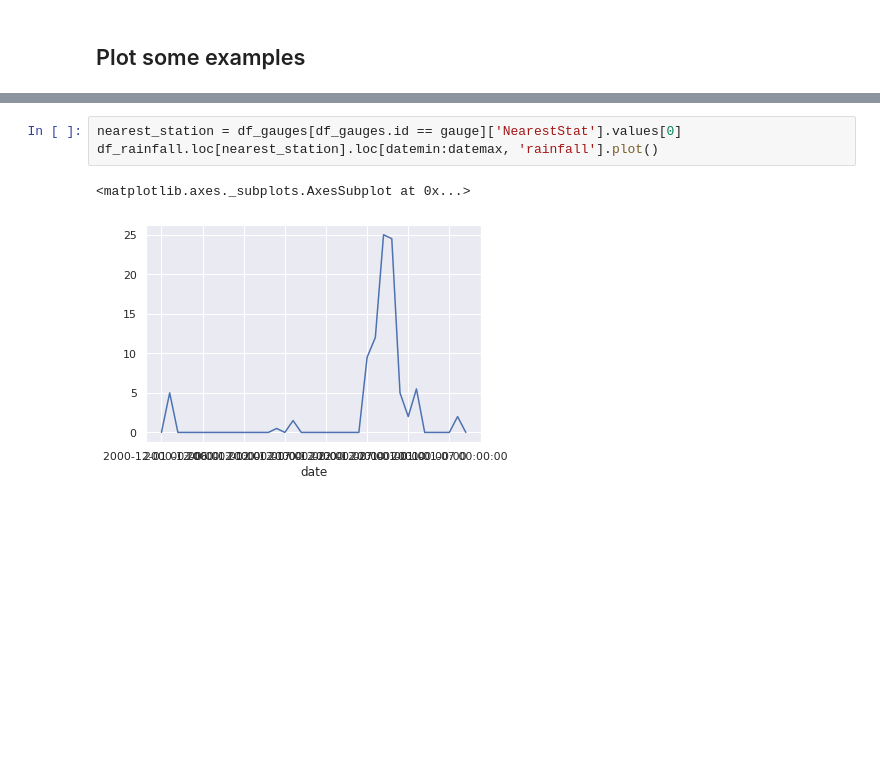
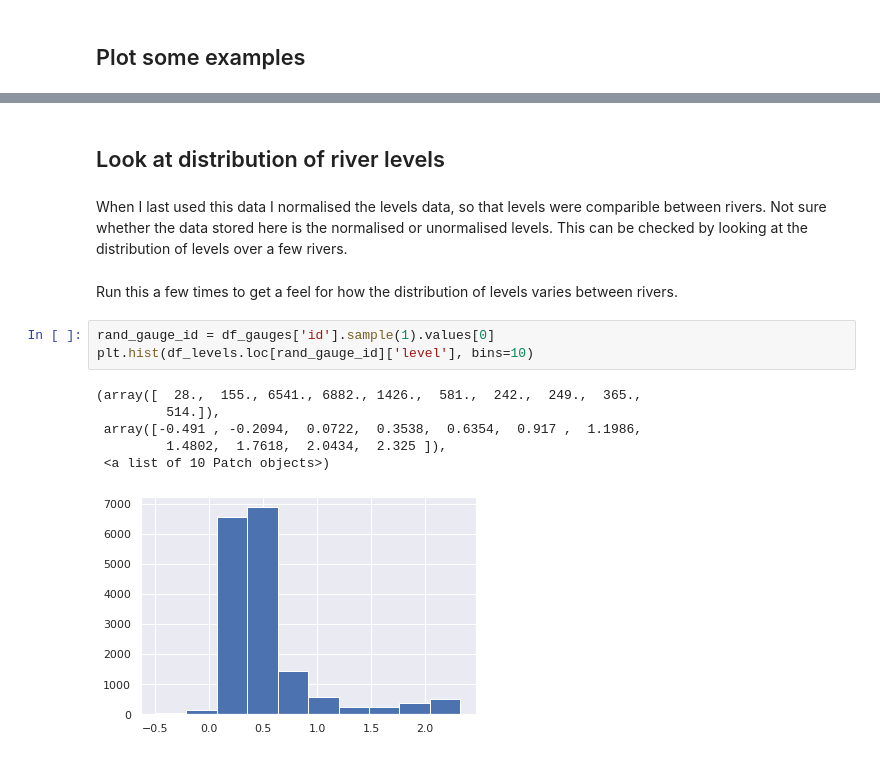
Before and after one commit to jemmaherbert/river-level-predictions, a Jupyter notebook: inital_exploration.ipynb, the cells around one changed output, grey strips where cells are left out. Saved outputs shown, nothing was run; the diff lists cells and outputs as text; blank space fills up the shorter version.

Commit message:
checked for Nulls and normalisation

```diff
--- a/inital_exploration.ipynb
+++ b/inital_exploration.ipynb
@@ -49,6 +54,16 @@ df_levels.loc[gauge].loc[datemin:datemax, 'level'].plot()
-# %%
-nearest_station = df_gauges[df_gauges.id == gauge]['NearestStat'].values[0]
-df_rainfall.loc[nearest_station].loc[datemin:datemax, 'rainfall'].plot()
-# %% [output]
-<matplotlib.axes._subplots.AxesSubplot at 0x...>
-[figure, removed]
+# %% [markdown]
+## Look at distribution of river levels
+# %% [markdown]
+When I last used this data I normalised the levels data, so that levels were comparible between rivers. Not sure whether the data stored here is the normalised or unormalised levels. This can be checked by looking at the distribution of levels over a few rivers.
+# %% [markdown]
+Run this a few times to get a feel for how the distribution of levels varies between rivers.
+# %%
+rand_gauge_id = df_gauges['id'].sample(1).values[0]
+plt.hist(df_levels.loc[rand_gauge_id]['level'], bins=10)
+# %% [output]
+(array([  28.,  155., 6541., 6882., 1426.,  581.,  242.,  249.,  365.,
+         514.]),
+ array([-0.491 , -0.2094,  0.0722,  0.3538,  0.6354,  0.917 ,  1.1986,
+         1.4802,  1.7618,  2.0434,  2.325 ]),
+ <a list of 10 Patch objects>)
+[figure, added]
```
Also changed, not shown: parts of 14 cells of this notebook, 1 other file.
